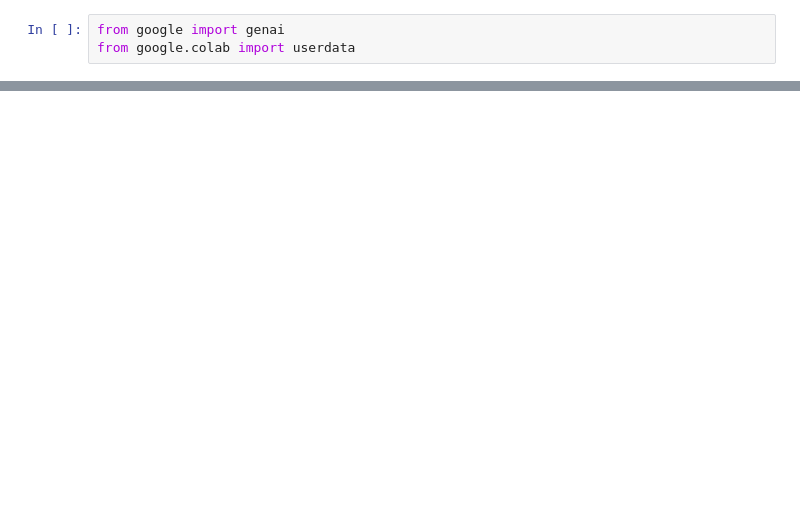
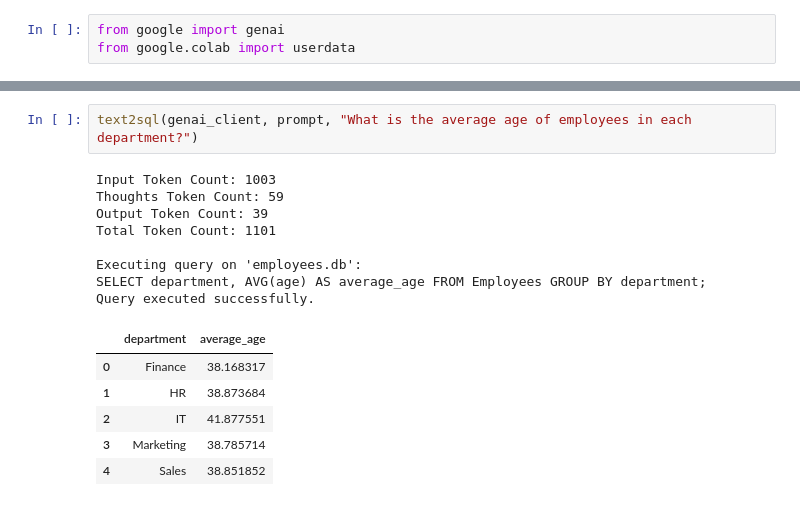
Before and after one commit to DarshanSKReddy/ML-Deep-Learning-GenAI-21D21P, a Jupyter notebook: Day 15 - Talk to Your Data: Building a Natural Language to SQL Generator/15_Talk_to_Your_Data_Building_a_Natural_Language_to_SQL_Generator.ipynb, the cells around one changed output, grey strips where cells are left out. Saved outputs shown, nothing was run; the diff lists cells and outputs as text; blank space fills up the shorter version.

```diff
--- a/Day 15 - Talk to Your Data: Building a Natural Language to SQL Generator/15_Talk_to_Your_Data_Building_a_Natural_Language_to_SQL_Generator.ipynb
+++ b/Day 15 - Talk to Your Data: Building a Natural Language to SQL Generator/15_Talk_to_Your_Data_Building_a_Natural_Language_to_SQL_Generator.ipynb
@@ -651,0 +318,17 @@ Can you create dataset for employees with at least 2 tables, and share the resul
+# %%
+text2sql(genai_client, prompt, "What is the average age of employees in each department?")
+# %% [output]
+Input Token Count: 1003
+Thoughts Token Count: 59
+Output Token Count: 39
+Total Token Count: 1101
+
+Executing query on 'employees.db':
+SELECT department, AVG(age) AS average_age FROM Employees GROUP BY department;
+Query executed successfully.
+|  | department | average_age |
+| 0 | Finance | 38.168317 |
+| 1 | HR | 38.873684 |
+| 2 | IT | 41.877551 |
+| 3 | Marketing | 38.785714 |
+| 4 | Sales | 38.851852 |
```
Also changed, not shown: parts of 76 cells of this notebook, 1 other file.
